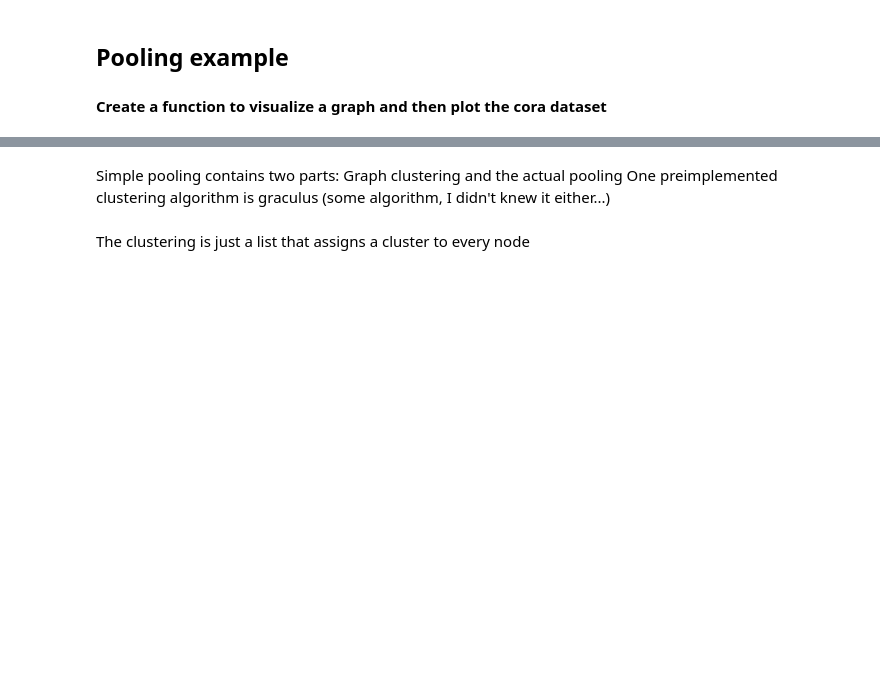
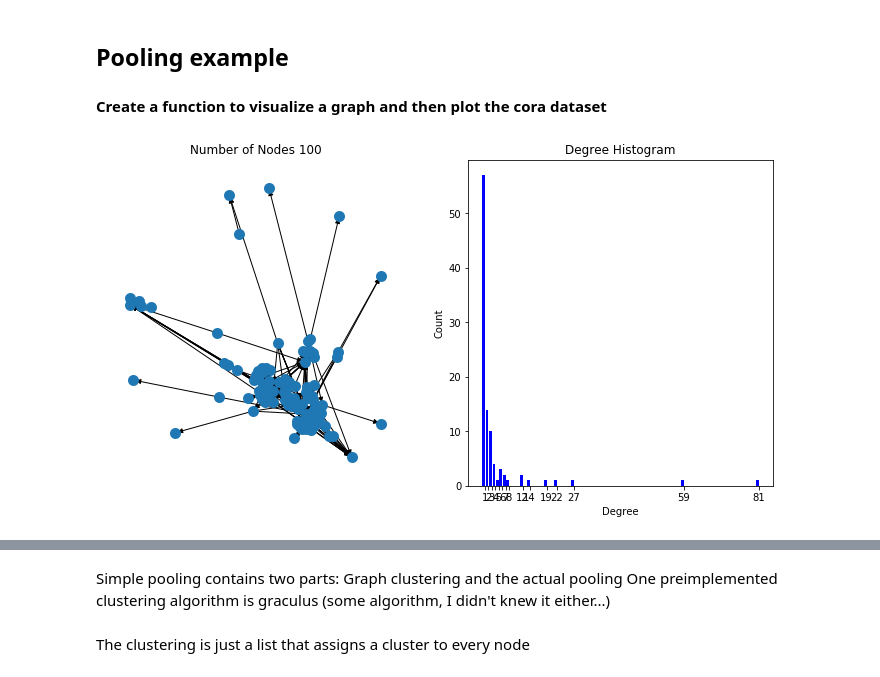
Before and after one commit to henrymartin1/DL2019_Graphpooling, a Jupyter notebook: example_GCN_and_pooling.ipynb, the cells around one changed output, grey strips where cells are left out. Saved outputs shown, nothing was run; the diff lists cells and outputs as text; code cells hidden in the pictures; blank space fills up the shorter version.

```diff
--- a/example_GCN_and_pooling.ipynb
+++ b/example_GCN_and_pooling.ipynb
@@ -108,14 +109,36 @@ Epoch: 099, Train: 0.9929, Val: 0.7900, Test: 0.8140
 ## Pooling example
 #### Create a function to visualize a graph and then plot the cora dataset
 # %%
+def plot_degree_histograph(G, ax):
+
+    degree_sequence = sorted([d for n, d in G.degree()], reverse=True)  # degree sequence
+    # print "Degree sequence", degree_sequence
+    degreeCount = collections.Counter(degree_sequence)
+    deg, cnt = zip(*degreeCount.items())
+
+    ax.bar(deg, cnt, width=0.80, color='b')
+
+    plt.title("Degree Histogram")
+    plt.ylabel("Count")
+    plt.xlabel("Degree")
+    ax.set_xticks([d + 0.4 for d in deg])
+    ax.set_xticklabels(deg)
+
 def draw_graph(G, node_labels=None):
     # delete unconnected parts (it is a partial dataset...)
     largest_component = max(nx.weakly_connected_components(G), key=len)
     G = G.subgraph(largest_component)
-    plt.figure(1,figsize=(7,6))
-    nx.draw(G, node_size=25, linewidths=6)
-    plt.title('Number of Nodes ' + str(len(G)))
+    fig, axs = plt.subplots(1, 2, figsize=(12,6))
+    nx.draw(G, node_size=10, linewidths=6, ax=axs[0])
+    axs[0].set_title('Number of Nodes ' + str(len(G)))
+    plot_degree_histograph(G,ax=axs[1])
     plt.show()
+
+# random example
+G = nx.scale_free_graph(100)
+draw_graph(G)
+# %% [output]
+[figure, added]
 # %%
 cora_graph = to_networkx(data)
 #node_labels = data.y.cpu()[list(cora_graph.nodes)].numpy()
```
Also changed, not shown: parts of 8 cells of this notebook.
